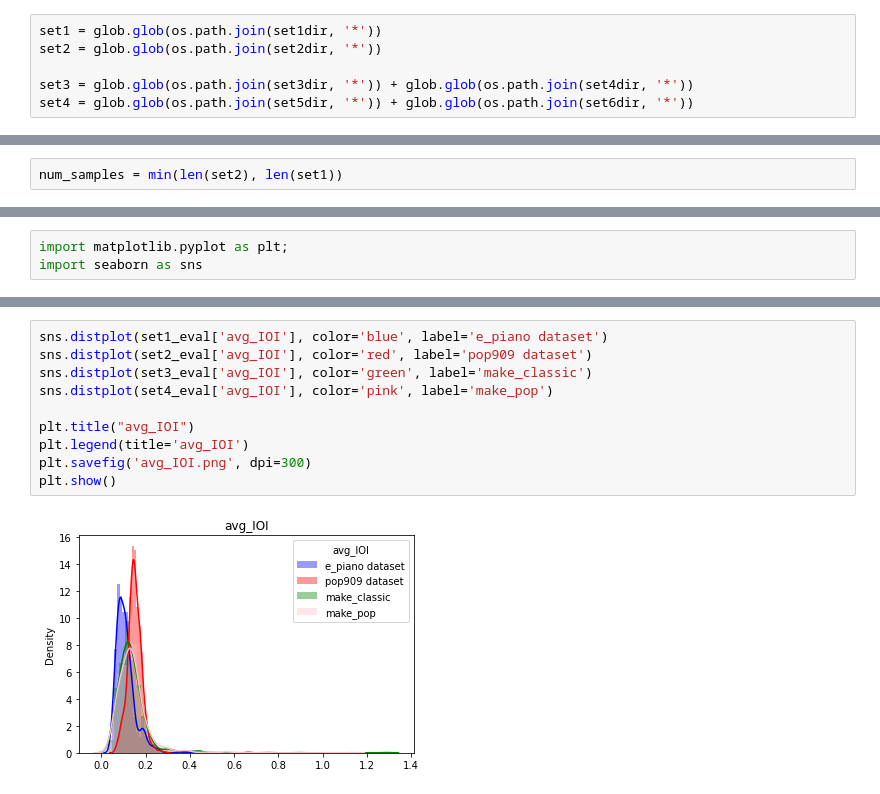
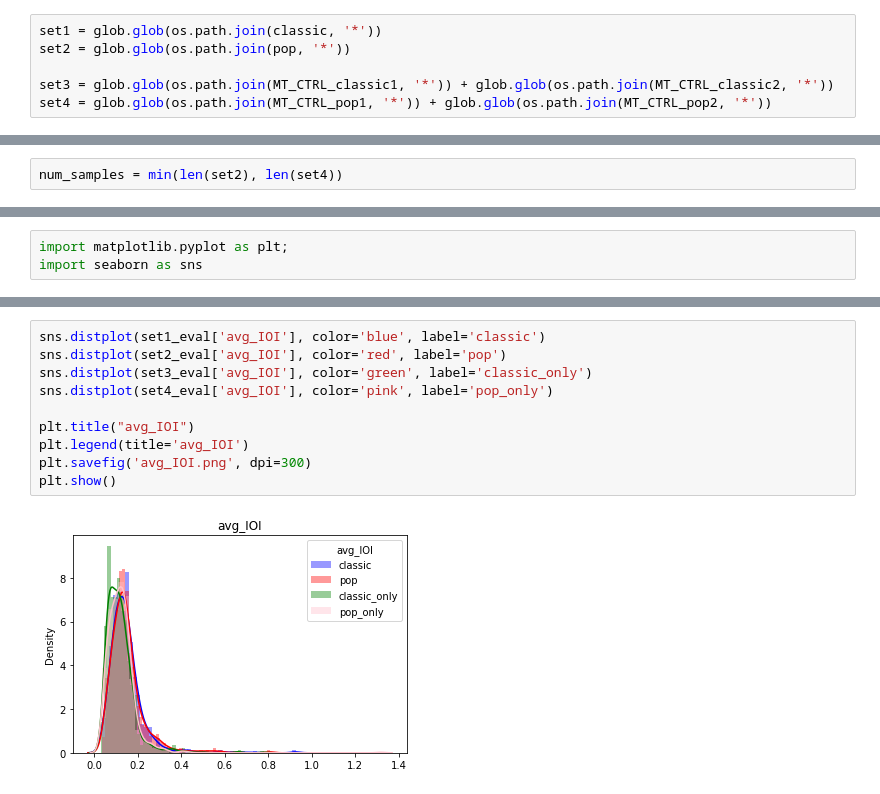
Before and after one commit to yeong35/MusicTransformer-Pytorch, a Jupyter notebook: music_evaluation.ipynb, the cells around one changed output, grey strips where cells are left out. Saved outputs shown, nothing was run; the diff lists cells and outputs as text.

```diff
--- a/music_evaluation.ipynb
+++ b/music_evaluation.ipynb
@@ -30,9 +49,9 @@ set6dir = '/home/bang/PycharmProjects/MusicTransformer-Pytorch/static_midi_and_i
 # %%
-set1 = glob.glob(os.path.join(set1dir, '*'))
-set2 = glob.glob(os.path.join(set2dir, '*'))
+set1 = glob.glob(os.path.join(classic, '*'))
+set2 = glob.glob(os.path.join(pop, '*'))
 
-set3 = glob.glob(os.path.join(set3dir, '*')) + glob.glob(os.path.join(set4dir, '*'))
-set4 = glob.glob(os.path.join(set5dir, '*')) + glob.glob(os.path.join(set6dir, '*'))
+set3 = glob.glob(os.path.join(MT_CTRL_classic1, '*')) + glob.glob(os.path.join(MT_CTRL_classic2, '*'))
+set4 = glob.glob(os.path.join(MT_CTRL_pop1, '*')) + glob.glob(os.path.join(MT_CTRL_pop2, '*'))
 # %% [markdown]
 ## Number of samples
 
@@ -45,5 +64,5 @@ set1 size : 1282 , set2 size : 1281
 # %%
-num_samples = min(len(set2), len(set1))
+num_samples = min(len(set2), len(set4))
 # %% [markdown]
 ## metrics
 
@@ -381,15 +400,15 @@ plt.show()
 # %%
-sns.distplot(set1_eval['avg_IOI'], color='blue', label='e_piano dataset')
-sns.distplot(set2_eval['avg_IOI'], color='red', label='pop909 dataset')
-sns.distplot(set3_eval['avg_IOI'], color='green', label='make_classic')
-sns.distplot(set4_eval['avg_IOI'], color='pink', label='make_pop')
+sns.distplot(set1_eval['avg_IOI'], color='blue', label='classic')
+sns.distplot(set2_eval['avg_IOI'], color='red', label='pop')
+sns.distplot(set3_eval['avg_IOI'], color='green', label='classic_only')
+sns.distplot(set4_eval['avg_IOI'], color='pink', label='pop_only')
 
 plt.title("avg_IOI")
 plt.legend(title='avg_IOI')
 plt.savefig('avg_IOI.png', dpi=300)
 plt.show()
 # %% [output]
-[figure, old version]
+[figure, new version]
 # %%
 plt.plot(set1_eval['note_length_hist'].mean(0), color = 'blue', label = 'e_piano')
 plt.plot(set2_eval['note_length_hist'].mean(0), color='red', label = 'pop')
```
Also changed, not shown: parts of 14 cells of this notebook.
